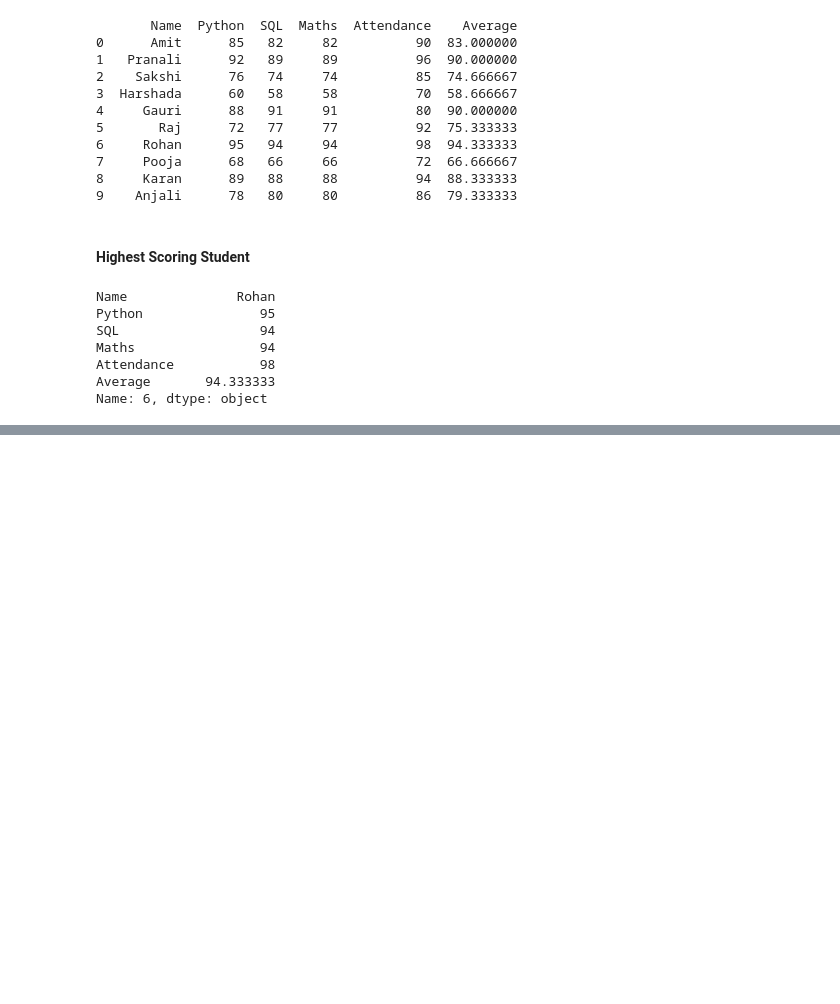
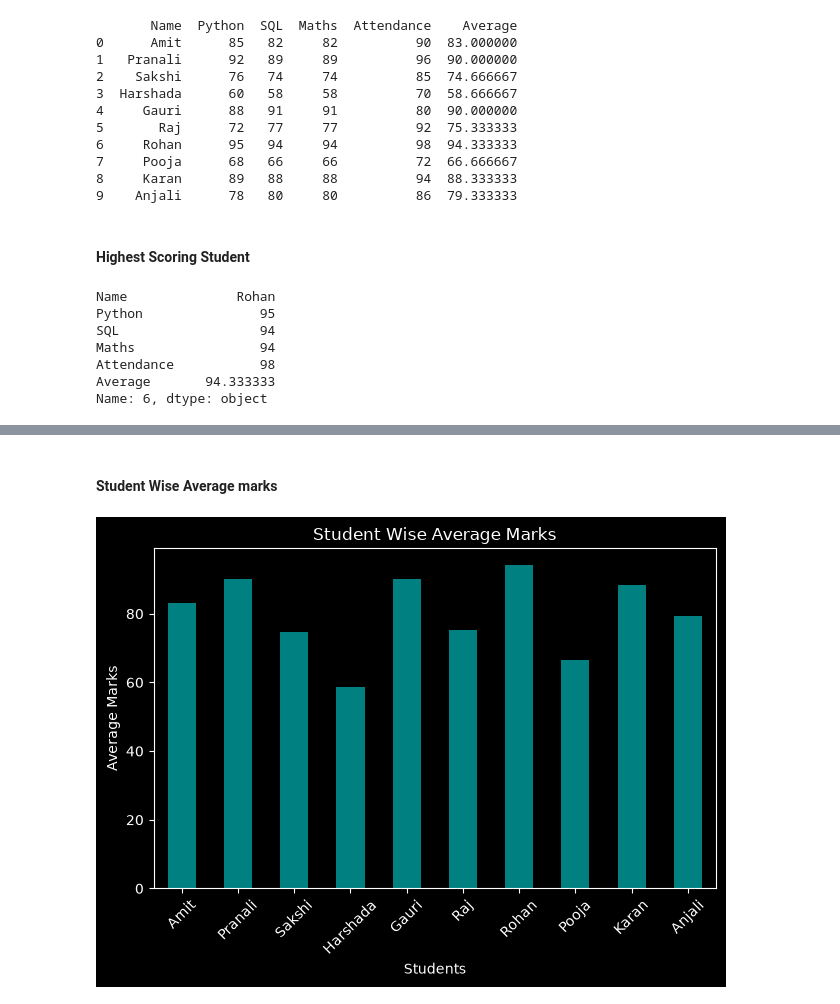
Before and after one commit to Priyal-Dukare/Student-Performance-Analysis, a Jupyter notebook: analysis.ipynb, the cells around one changed output, grey strips where cells are left out. Saved outputs shown, nothing was run; the diff lists cells and outputs as text; code cells hidden in the pictures; blank space fills up the shorter version.

Commit message:
Complete Student Performace Analysis

```diff
--- a/analysis.ipynb
+++ b/analysis.ipynb
@@ -86,0 +136,12 @@ Name: 6, dtype: object
+# %% [markdown]
+#### **Student Wise Average marks**
+# %%
+df.plot(x='Name',y='Average',kind='bar',color='teal',legend=False)
+plt.title("Student Wise Average Marks")
+plt.xlabel('Students')
+plt.ylabel('Average Marks')
+plt.xticks(rotation=45)
+plt.tight_layout()
+plt.show()
+# %% [output]
+[figure, added]
```
Also changed, not shown: parts of 18 cells of this notebook.
